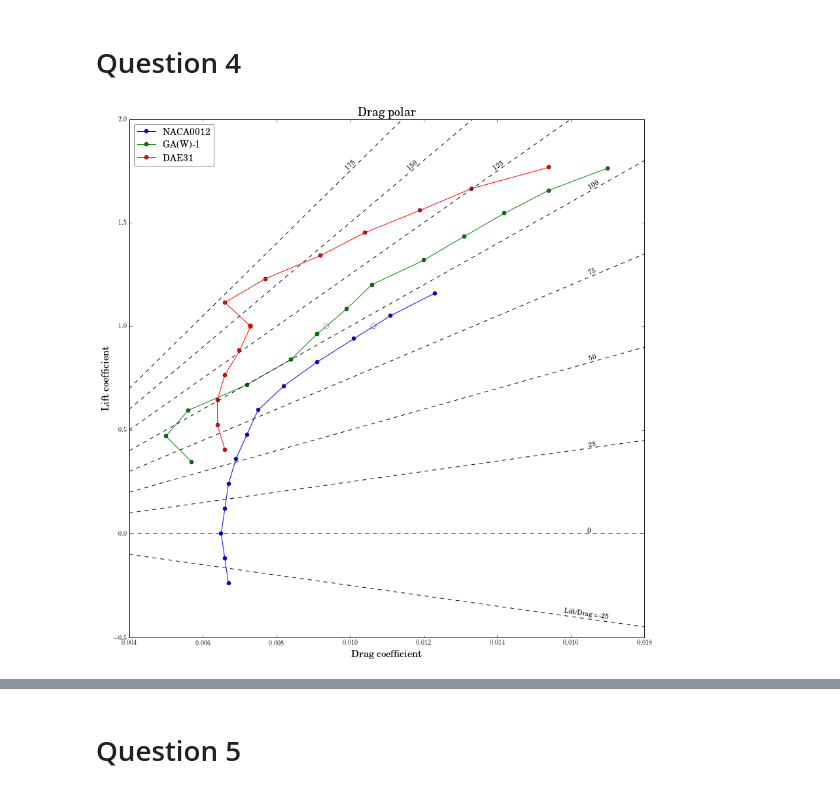
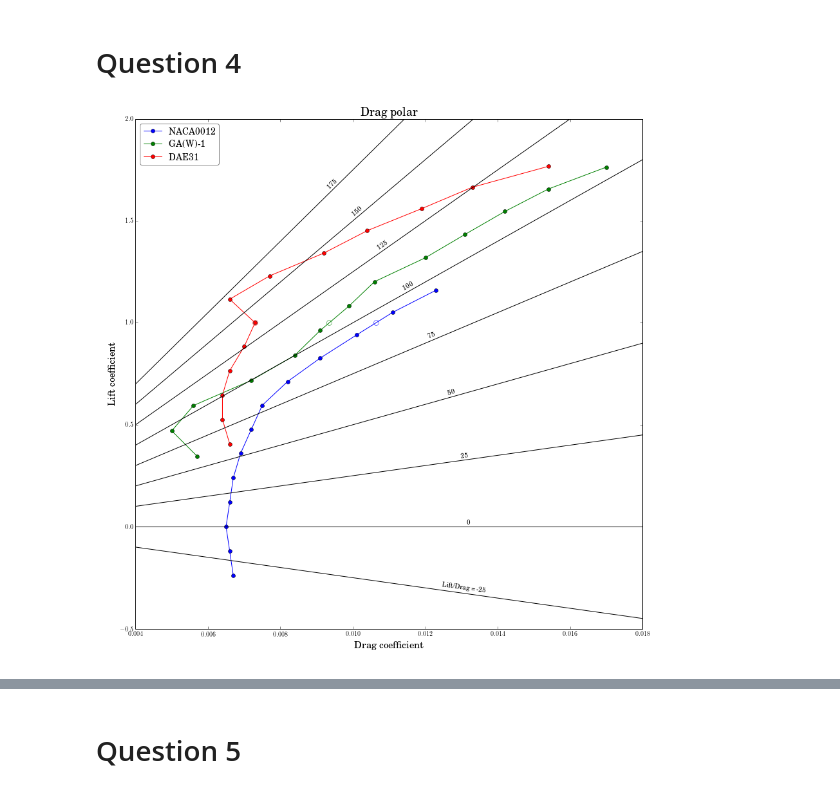
Before and after one commit to selimb/schoolstuff, a Jupyter notebook: mech539/ass4/plots.ipynb, the cells around one changed output, grey strips where cells are left out. Cells and saved outputs as stored; diff of their text form; code cells hidden in the pictures.

```diff
--- a/mech539/ass4/plots.ipynb
+++ b/mech539/ass4/plots.ipynb
@@ -274,71 +274,62 @@ for color, airfoil in zip(colors, airfoils):
     ax.plot(cd, 1.0, 'o', mfc='none', mec=color, ms=8)
     line = mk_line([airfoil[1], '%.4f'%cd])
     lines.append(line)
 
 ylim1 = -0.5
 ylim2 = 2.0
+a = 0.004
+b = 0.018
+ax.set_xlim(a, b)
+ax.set_ylim(ylim1, ylim2)
 ## Add constant lift/drag lines
-a, b = ax.get_xlim()
 X = np.linspace(a, b)
-
 d = 0.1
 start = np.arange(-0.1, 0.7 + d, d)
-textpoints = []
-annotations = []
+origin = ax.transData.transform_point((0, 0))
+point = ax.transData.transform_point((0.6*(a+b), 0))
+radius = point[0] - origin[0]
+x = origin[0] + np.cos(angle)*radius
+y = origin[1] + np.sin(angle)*radius
+inv = ax.transData.inverted()
+xt, yt = inv.transform_point((x, y))
+ax.annotate('hello', xy=(xt, yt))
 for i, ya in enumerate(start):
     slope = ya/a
     y = lambda x: slope*(x - a) + ya
     yb = y(b)
-    ax.plot([a, b], [ya, y(b)], 'k--')
-    if yb < ylim2:
-        xt = 0.9*(b - a) + a
-        yt = y(xt)
-    else:
-        yt = 0.9*(ylim2 - ylim1) + ylim1
-        xt = (yt - ya + slope*a)/slope
-#     print(i)
-#     print(np.sqrt(X**2 + y(X)**2))
-#     print()
-    textpoints.append((xt, yt))
+    ax.plot([a, b], [ya, y(b)], 'k-')
+    # Get position of text
+    p1 = (a, ya)
+    p2 = (b, yb)
+    sp1 = ax.transData.transform_point(p1)
+    sp2 = ax.transData.transform_point(p2)
+    rise = (sp2[1] - sp1[1])
+    run = (sp2[0] - sp1[0])
+    angle = np.arctan(rise/run)
+    x = origin[0] + np.cos(angle)*radius
+    y = origin[1] + np.sin(angle)*radius
+    xt, yt = inv.transform_point((x, y))
     if i == 0:
         fmt = 'Lift/Drag = %.0f'
-        ha = 'right'
-        xy = (25, 0)
+        xy = (0, 0)
     else:
         fmt = '%.0f'
-        ha = 'left'
-        xy = (-8, 0)
+        xy = (0, np.cos(angle)*2)
+    ha = 'center'
     an = ax.annotate(fmt % slope, xy=(xt, yt), xytext=xy, textcoords='offset points',
-                    horizontalalignment=ha, verticalalignment='bottom', family='sans-serif')
-    annotations.append({'text':an, 'p1':(a, ya), 'p2':(b, yb)})
+                     horizontalalignment=ha, verticalalignment='bottom')
+    an.set_rotation(np.degrees(angle))
 
-ax.set_xlim(a, b)
-ax.set_ylim(ylim1, ylim2)
 ax.legend(numpoints=1, loc='upper left')
 polar_format(ax)
-# ax.grid()
+
 fig.tight_layout()
-for annotation in annotations:
-    text = annotation['text']
-    p1, p2 = annotation['p1'], annotation['p2']
-    # get the line's data transform
-#     ax = line.get_axes()
-
-    sp1 = ax.transData.transform_point(p1)
-    sp2 = ax.transData.transform_point(p2)
-
-    rise = (sp2[1] - sp1[1])
-    run = (sp2[0] - sp1[0])
-
-    slope_degrees = np.degrees(np.arctan(rise/run))
-
-    text.set_rotation(slope_degrees)
 
 fig.savefig('tex/figs/q4_polars.pdf')
 plt.show()
 
 table = mk_table(tablehead, lines, tablefoot)
-print(table)
+# print(table)
 open('tex/tableq4.tex', 'w').write(table)
 # %% [output]
-[figure, old version]
+[figure, new version]
```
Also changed, not shown: parts of 5 cells of this notebook, 1 other file.
